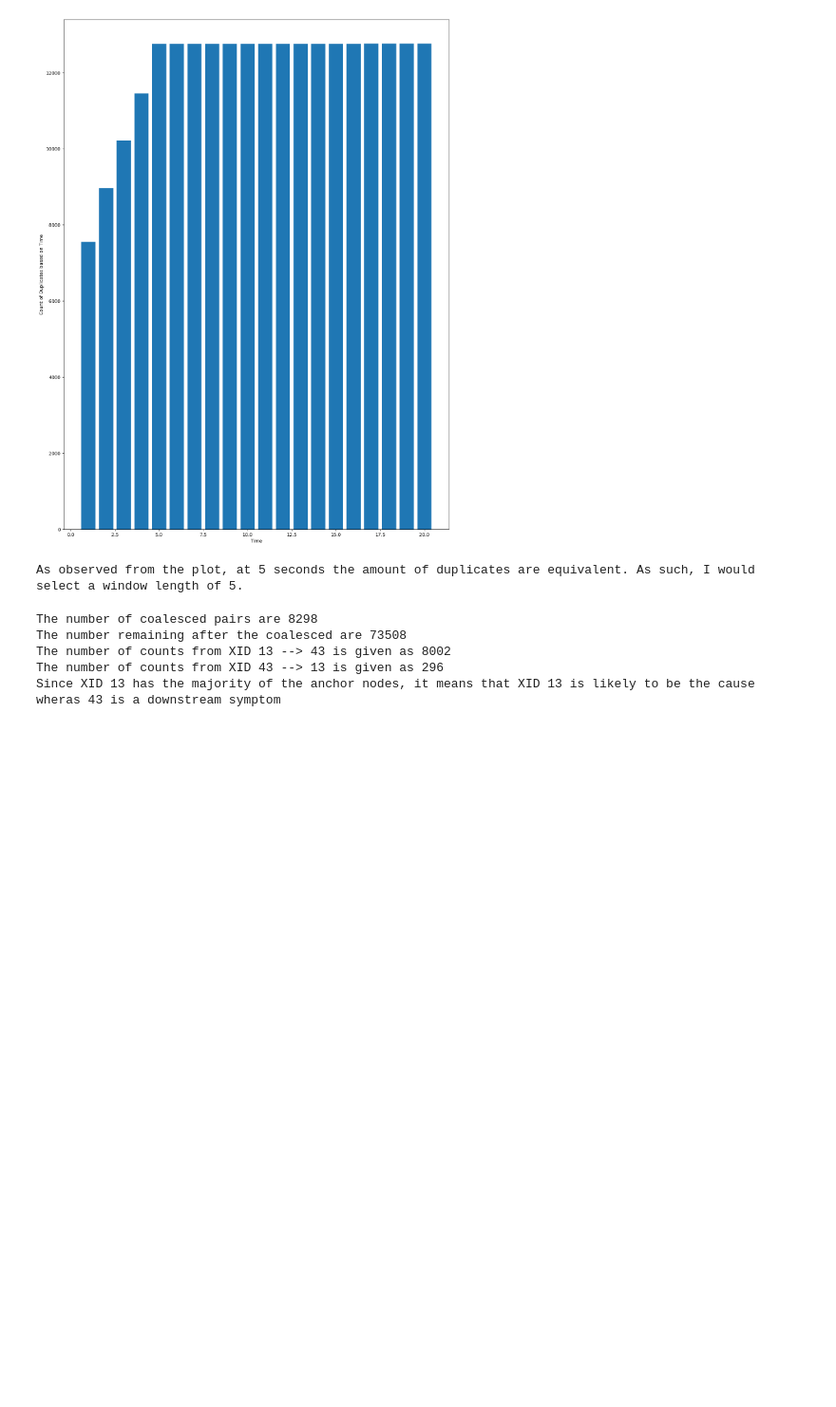
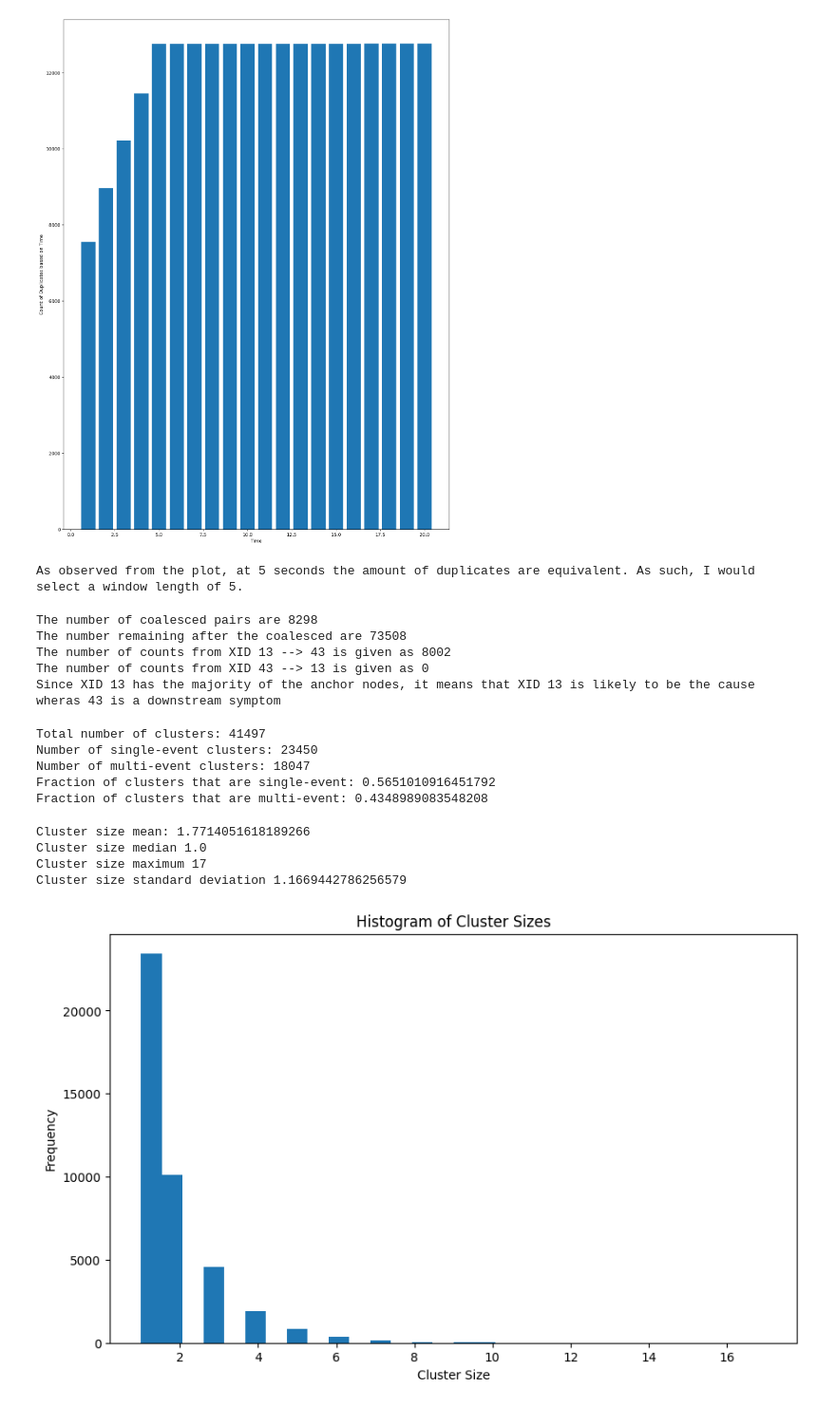
Before and after one commit to s1oly/GPUFailureAnalysis, a Jupyter notebook: project_1.ipynb, the cells around one changed output. Shown at 95% size. Cells and saved outputs as stored; diff of their text form; code cells hidden in the pictures; blank space fills up the shorter version.

Commit message:
pushing Task 3 Q4 & Q5

```diff
--- a/project_1.ipynb
+++ b/project_1.ipynb
@@ -605,7 +604,7 @@ def coaleseced(group):
 
     return result
 
-dataframe_2_coaleseced = dataframe_2.groupby(['Node name', 'Device ID'], group_keys=False, as_index=False).apply(coaleseced)
+dataframe_2_coaleseced = dataframe_2_clean.groupby(['Node name', 'Device ID'], group_keys=False, as_index=False).apply(coaleseced)
 
 
 print(f'The number of coalesced pairs are {len(dataframe_2_clean) - len(dataframe_2_coaleseced)}')
@@ -620,5 +619,68 @@ print("Since XID 13 has the majority of the anchor nodes, it means that XID 13 i
 The number of coalesced pairs are 8298
 The number remaining after the coalesced are 73508
 The number of counts from XID 13 --> 43 is given as 8002
-The number of counts from XID 43 --> 13 is given as 296
+The number of counts from XID 43 --> 13 is given as 0
 Since XID 13 has the majority of the anchor nodes, it means that XID 13 is likely to be the cause wheras 43 is a downstream symptom
+# %%
+# Task 3 Question 4
+# 4a
+
+cluster_df = dataframe_2_coaleseced.copy()
+cluster_df = cluster_df.sort_values('Timestamp').reset_index(drop=True)
+
+cluster_ids = [0]
+
+for i in range(1, len(cluster_df)):
+    prev_time = cluster_df.loc[i - 1, 'Timestamp']
+    curr_time = cluster_df.loc[i, 'Timestamp']
+
+    if curr_time - prev_time < 600:
+        cluster_ids.append(cluster_ids[-1])
+    else:
+        cluster_ids.append(cluster_ids[-1] + 1)
+
+cluster_df['Cluster ID'] = cluster_ids
+
+num_clusters = cluster_df['Cluster ID'].nunique()
+
+cluster_sizes = cluster_df.groupby('Cluster ID').size()
+single_event_clusters = (cluster_sizes == 1).sum()
+multi_event_clusters = (cluster_sizes > 1).sum()
+
+print("Total number of clusters:", num_clusters)
+print("Number of single-event clusters:", single_event_clusters)
+print("Number of multi-event clusters:", multi_event_clusters)
+print("Fraction of clusters that are single-event:", single_event_clusters / num_clusters)
+print("Fraction of clusters that are multi-event:", multi_event_clusters / num_clusters)
+# %% [output]
+Total number of clusters: 41497
+Number of single-event clusters: 23450
+Number of multi-event clusters: 18047
+Fraction of clusters that are single-event: 0.5651010916451792
+Fraction of clusters that are multi-event: 0.4348989083548208
+# %%
+# 4b
+cluster_sizes = cluster_df.groupby('Cluster ID').size()
+
+mean_size = cluster_sizes.mean()
+median_size = cluster_sizes.median()
+max_size = cluster_sizes.max()
+std_size = cluster_sizes.std()
+
+print("Cluster size mean:", mean_size)
+print("Cluster size median", median_size)
+print("Cluster size maximum", max_size)
+print("Cluster size standard deviation", std_size)
+
+plt.figure(figsize=(10, 6))
+plt.hist(cluster_sizes, bins=30)
+plt.xlabel('Cluster Size')
+plt.ylabel('Frequency')
+plt.title('Histogram of Cluster Sizes')
+plt.show()
+# %% [output]
+Cluster size mean: 1.7714051618189266
+Cluster size median 1.0
+Cluster size maximum 17
+Cluster size standard deviation 1.1669442786256579
+[figure, added]
```
Also changed, not shown: parts of 12 cells of this notebook.
